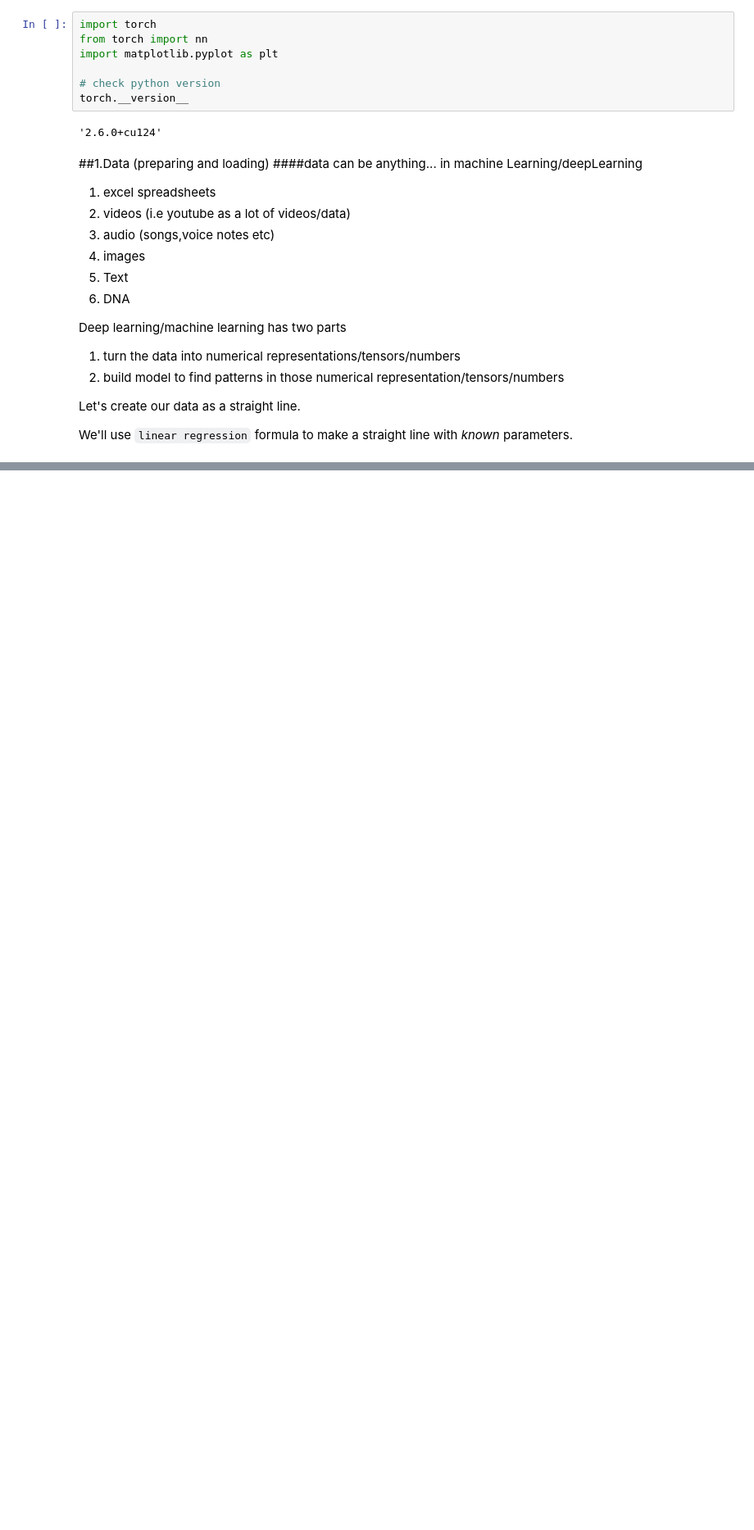
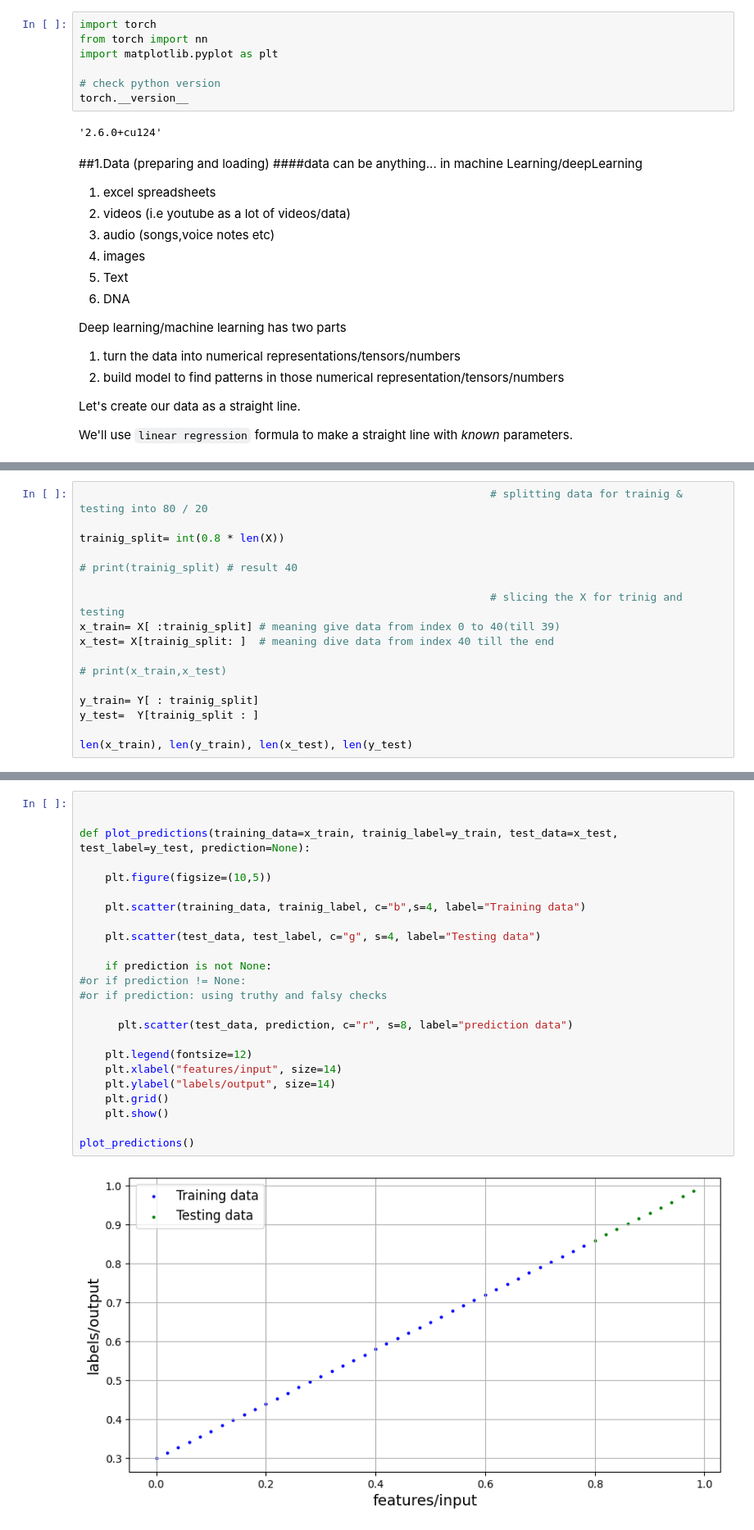
Before and after one commit to Nouman-wisal/pytorch, a Jupyter notebook: 01_pytorch_workflow_video.ipynb, the cells around one changed output, grey strips where cells are left out. Shown at 82% size. Cells and saved outputs as stored; diff of their text form; blank space fills up the shorter version.

```diff
--- a/01_pytorch_workflow_video.ipynb
+++ b/01_pytorch_workflow_video.ipynb
@@ -86,0 +79,17 @@ torch.Size([5, 1])
+# %%
+                                                                # splitting data for trainig & testing into 80 / 20
+
+trainig_split= int(0.8 * len(X))
+
+# print(trainig_split) # result 40
+
+                                                                # slicing the X for trinig and testing
+x_train= X[ :trainig_split] # meaning give data from index 0 to 40(till 39)
+x_test= X[trainig_split: ]  # meaning dive data from index 40 till the end
+
+# print(x_train,x_test)
+
+y_train= Y[ : trainig_split]
+y_test=  Y[trainig_split : ]
+
+len(x_train), len(y_train), len(x_test), len(y_test)
@@ -86,0 +100,26 @@ torch.Size([5, 1])
+# %%
+
+
+def plot_predictions(training_data=x_train, trainig_label=y_train, test_data=x_test, test_label=y_test, prediction=None):
+
+    plt.figure(figsize=(10,5))
+
+    plt.scatter(training_data, trainig_label, c="b",s=4, label="Training data")
+
+    plt.scatter(test_data, test_label, c="g", s=4, label="Testing data")
+
+    if prediction is not None:
+#or if prediction != None:
+#or if prediction: using truthy and falsy checks
+
+      plt.scatter(test_data, prediction, c="r", s=8, label="prediction data")
+
+    plt.legend(fontsize=12)
+    plt.xlabel("features/input", size=14)
+    plt.ylabel("labels/output", size=14)
+    plt.grid()
+    plt.show()
+
+plot_predictions()
+# %% [output]
+[figure, added]
```
Also changed, not shown: parts of 8 cells of this notebook.
